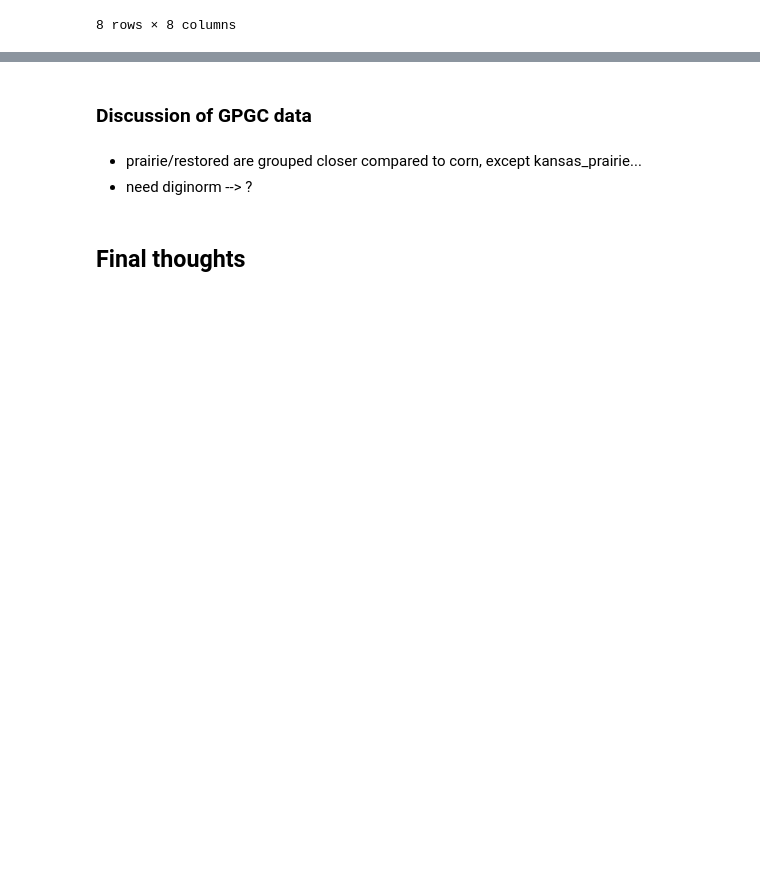
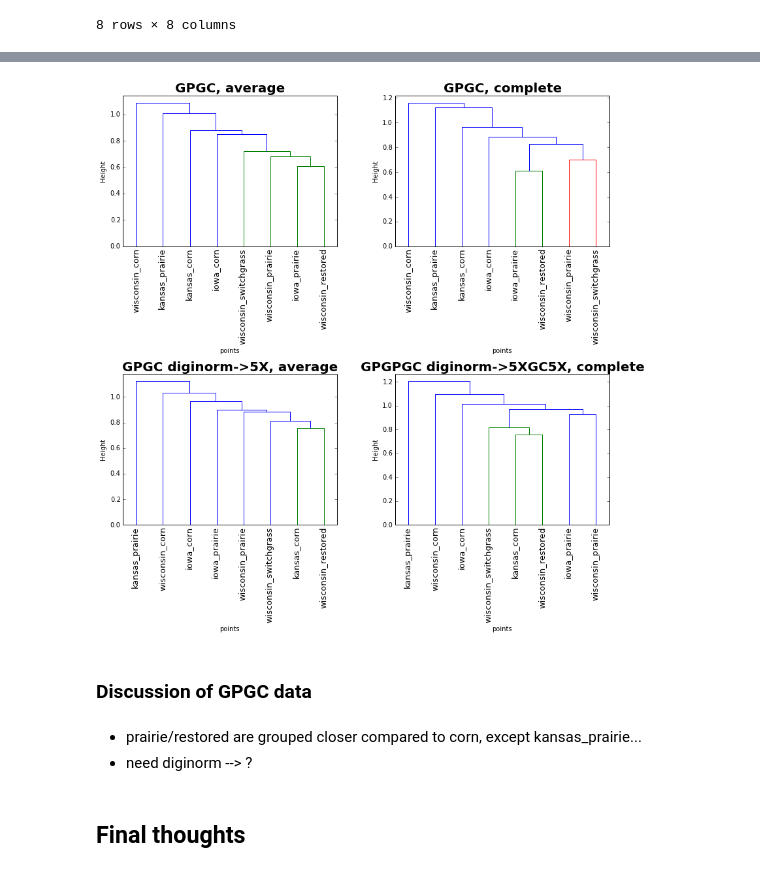
Before and after one commit to qingpeng/2014-virus-meta, a Jupyter notebook: notebook/Slides_May2014.ipynb, the cells around one changed output, grey strips where cells are left out. Saved outputs shown, nothing was run; the diff lists cells and outputs as text; code cells hidden in the pictures; blank space fills up the shorter version.

Commit message:
update virus and diginormed gpgc

```diff
--- a/notebook/Comparison.ipynb
+++ b/notebook/Slides_May2014.ipynb
@@ -6,4 +9,10 @@ from IPython.display import HTML
 from scipy.cluster.hierarchy import linkage, dendrogram
 from scipy.spatial.distance import pdist, squareform
 from IPython.display import Image
+# %%
+def draw_den(matrix,linkage_method,label,title):
+    dendrogram(linkage(matrix, method=linkage_method), leaf_font_size=13,labels=label, leaf_rotation=90)
+    plt.xlabel('points')
+    plt.ylabel('Height')
+    plt.title(title, fontweight='bold', fontsize=20)
 # %% [markdown]
@@ -487,0 +469,5 @@ suptitle('GPGC, complete', fontweight='bold', fontsize=20)
+# %%
+GPGC5X=pd.read_csv('../data/GPGC_distance_5X.txt',delimiter=',',index_col=0)
+
+L5X=GPGC5X.index
+GPGC5X
@@ -488,3 +485,19 @@ suptitle('GPGC, complete', fontweight='bold', fontsize=20)
+# %%
+plt.figure(4, figsize=(12,12))
+
+plt.subplot(2,2,1)
+draw_den(GPGC,'average',L,'GPGC, average')
+plt.subplot(2,2,2)
+draw_den(GPGC,'complete',L,'GPGC, complete')
+
+plt.subplot(2,2,3)
+draw_den(GPGC5X,'average',L5X,'GPGC diginorm->5X, average')
+plt.subplot(2,2,4)
+draw_den(GPGC5X,'complete',L5X,'GPGPGC diginorm->5XGC5X, complete')
+
+plt.tight_layout()
+# %% [output]
+[figure, added]
 # %% [markdown]
 ### Discussion of GPGC data
 # %% [markdown]
```
Also changed, not shown: parts of 10 cells of this notebook, 12 other files.
